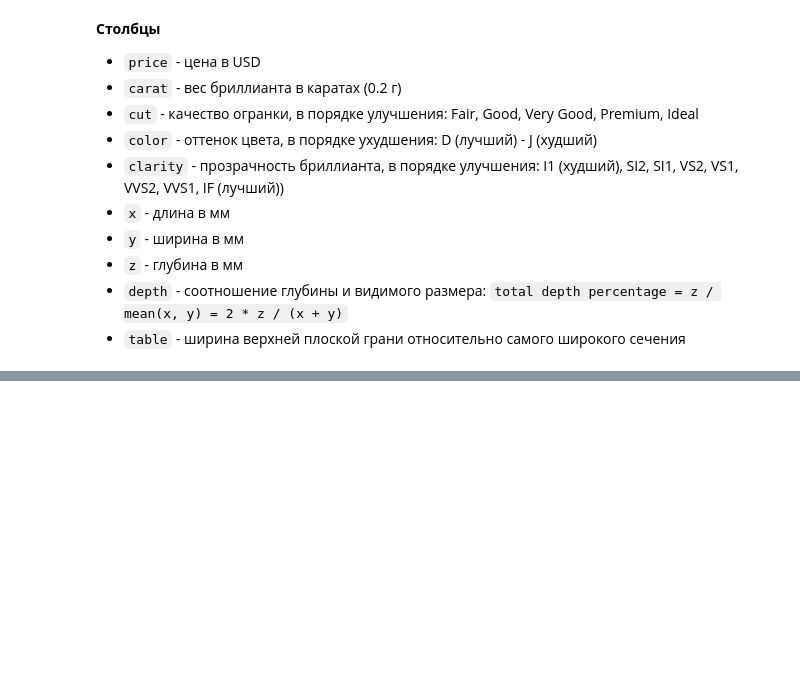
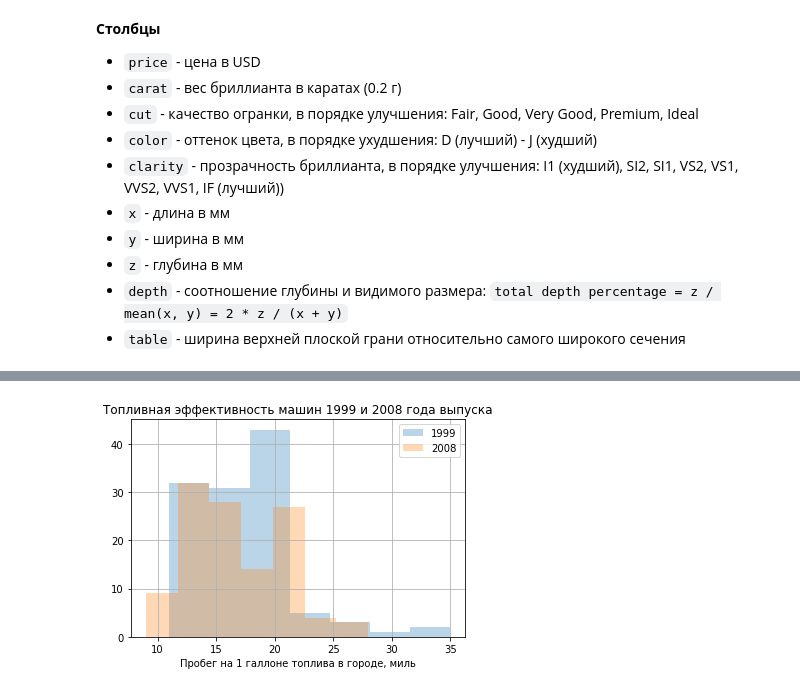
Before and after one commit to postlogist/python-ds, a Jupyter notebook: EDA/02_multivariate_eda.ipynb, the cells around one changed output, grey strips where cells are left out. Drawn from its saved outputs; the diff is of its cells as text; code cells hidden in the pictures; blank space fills up the shorter version.

```diff
--- a/EDA/02_multivariate_eda.ipynb
+++ b/EDA/02_multivariate_eda.ipynb
@@ -93,0 +207,11 @@ diamonds.head()
+# %%
+# Через pandas
+fig, ax = plt.subplots()
+for group, data in mpg.groupby('year'):
+    data['cty'].hist(alpha=0.3, label=group, bins=7)
+
+plt.xlabel('Пробег на 1 галлоне топлива в городе, миль')
+plt.title('Топливная эффективность машин 1999 и 2008 года выпуска')
+plt.legend();
+# %% [output]
+[figure, added]
```
Also changed, not shown: parts of 131 cells of this notebook, 5 other files.
